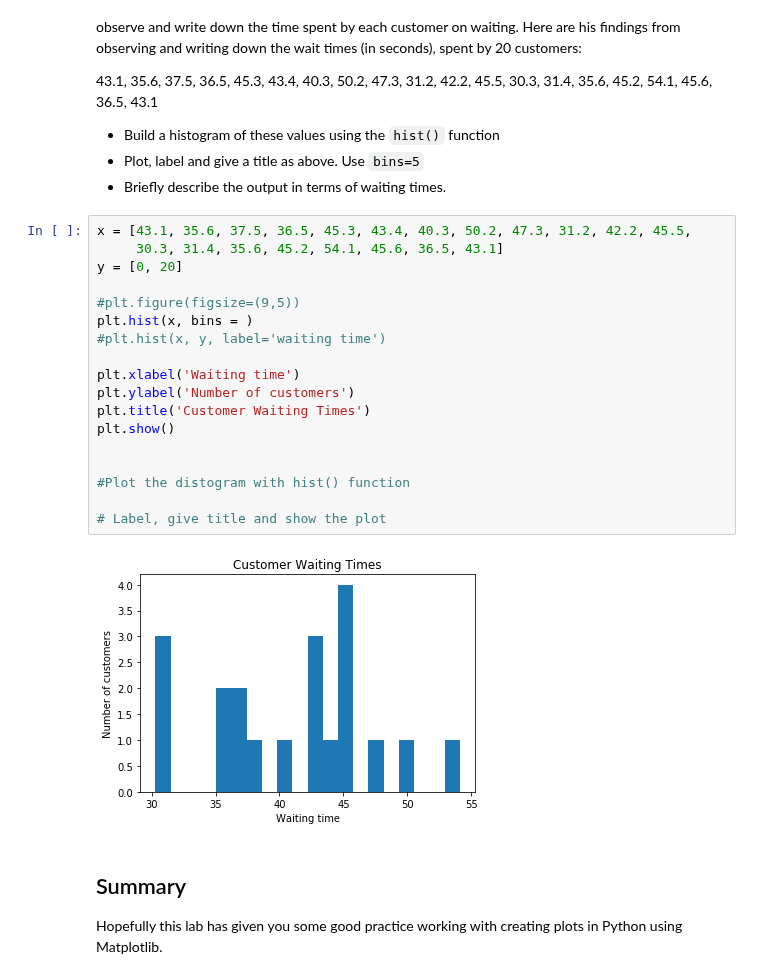
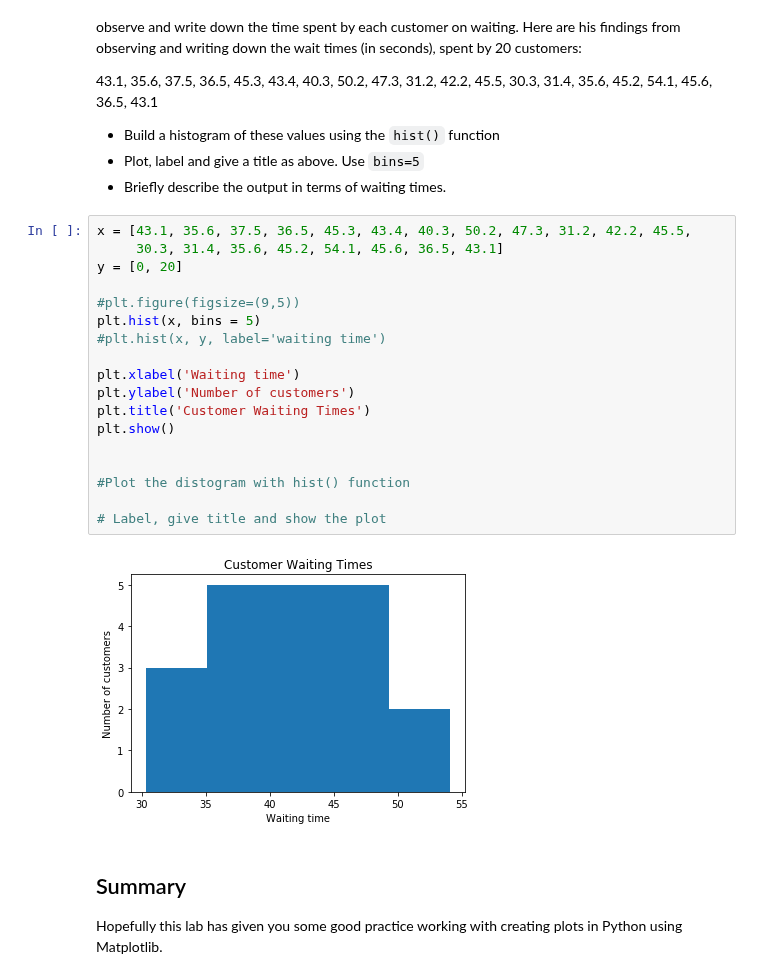
Before and after one commit to MaiaNgo/dsc-data-viz-lab-atlanta-ds-062419, a Jupyter notebook: index.ipynb, the cells around one changed output. Cells and saved outputs as stored; diff of their text form.

```diff
--- a/index.ipynb
+++ b/index.ipynb
@@ -107,23 +107,23 @@ Joe is the branch manager at a bank. Recently, Joe been receiving customer feedb
 # %%
 x = [43.1, 35.6, 37.5, 36.5, 45.3, 43.4, 40.3, 50.2, 47.3, 31.2, 42.2, 45.5,
      30.3, 31.4, 35.6, 45.2, 54.1, 45.6, 36.5, 43.1]
 y = [0, 20]
 
 #plt.figure(figsize=(9,5))
-plt.hist(x, bins = )
+plt.hist(x, bins = 5)
 #plt.hist(x, y, label='waiting time')
 
 plt.xlabel('Waiting time')
 plt.ylabel('Number of customers')
 plt.title('Customer Waiting Times')
 plt.show()
 
 
 #Plot the distogram with hist() function
 
 # Label, give title and show the plot
 # %% [output]
-[figure, old version]
+[figure, new version]
 # %% [markdown]
 ## Summary
 
```
